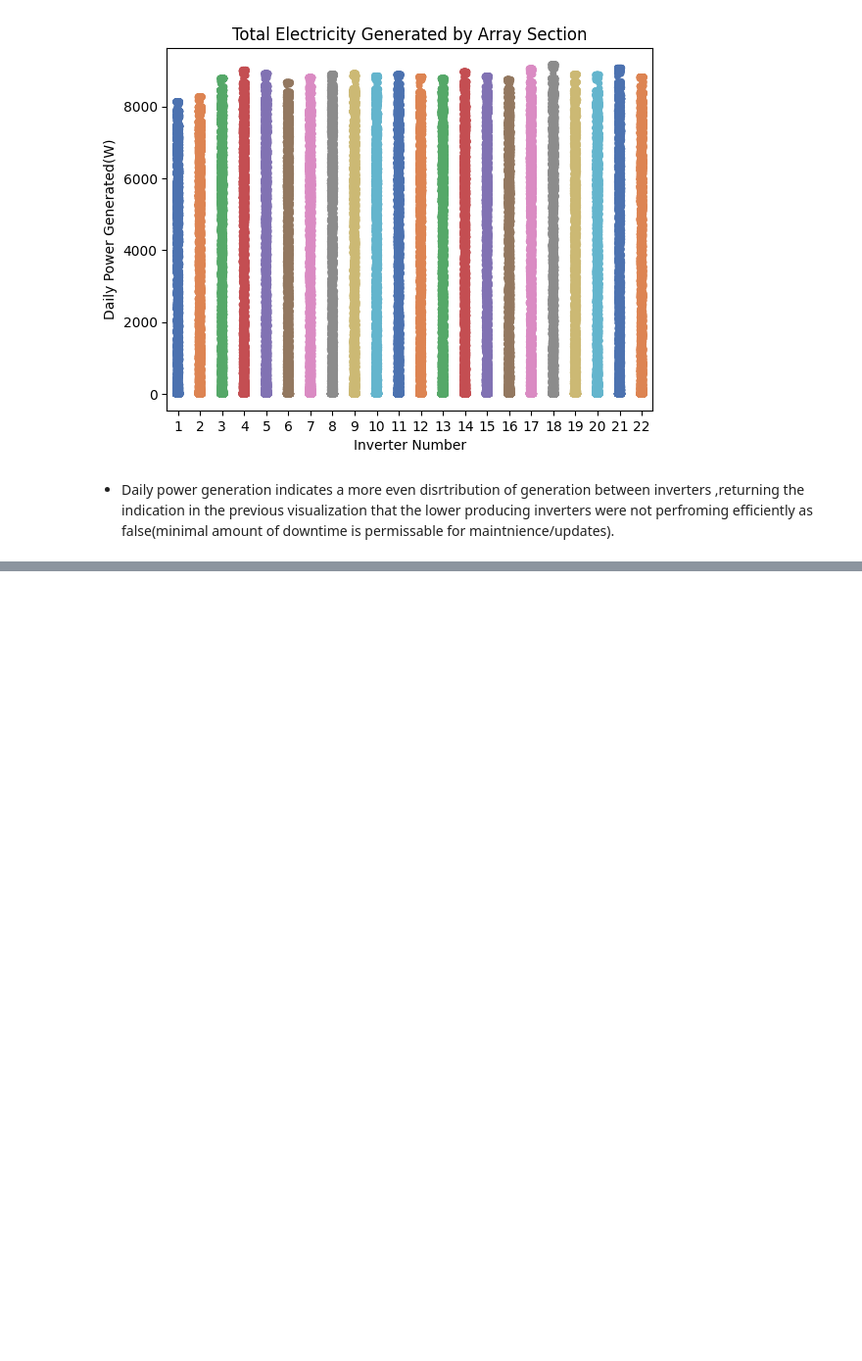
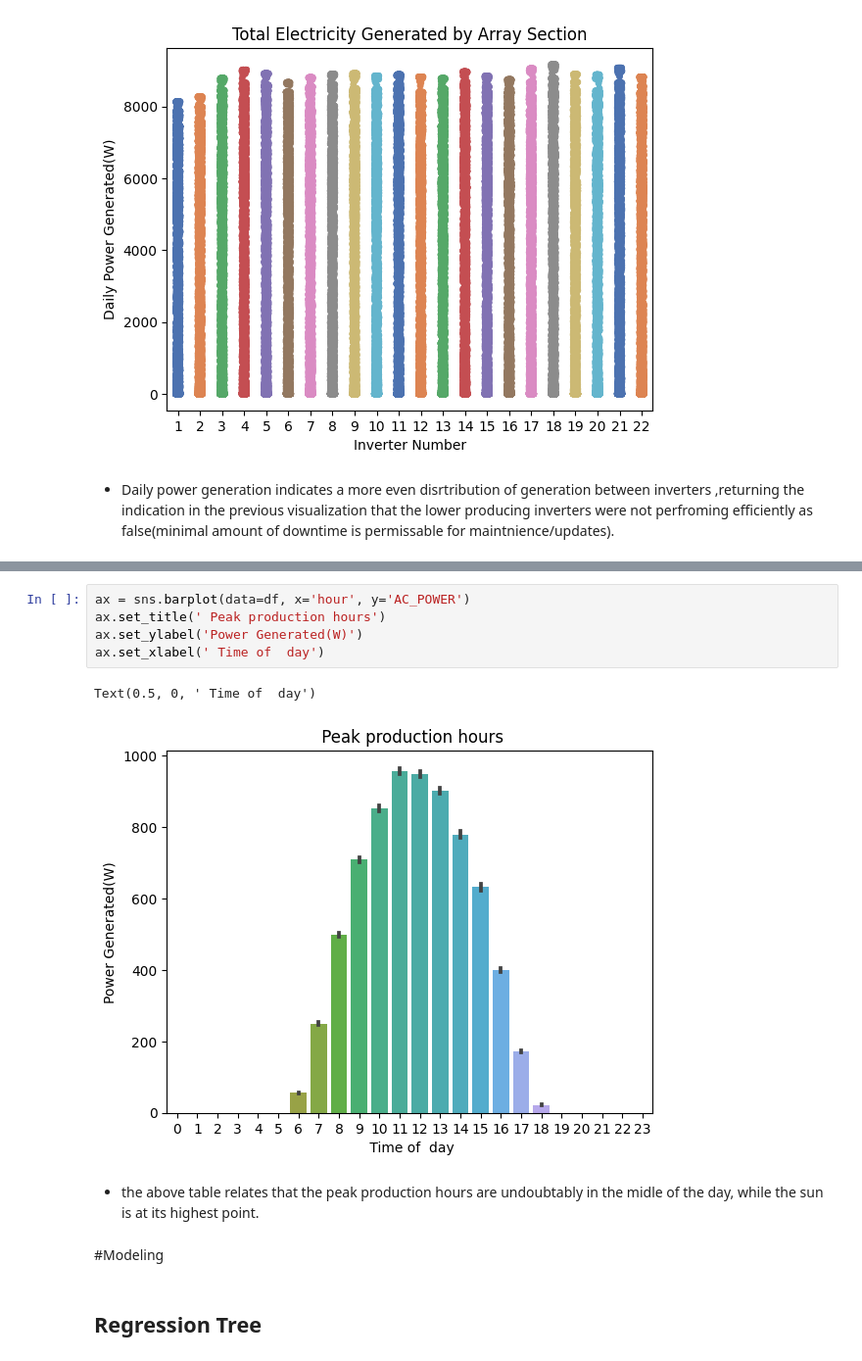
Before and after one commit to clovestad/Solar-Plant-Efficiency, a Jupyter notebook: Plant_Efficiency.ipynb, the cells around one changed output, grey strips where cells are left out. Shown at 98% size. Cells and saved outputs as stored; diff of their text form; blank space fills up the shorter version.

```diff
--- a/Plant_Efficiency.ipynb
+++ b/Plant_Efficiency.ipynb
@@ -247,0 +258,14 @@ Text(0.5, 0, 'Inverter Number')
+# %%
+ax = sns.barplot(data=df, x='hour', y='AC_POWER')
+ax.set_title(' Peak production hours')
+ax.set_ylabel('Power Generated(W)')
+ax.set_xlabel(' Time of  day')
+# %% [output]
+Text(0.5, 0, ' Time of  day')
+[figure, added]
+# %% [markdown]
+- the above table relates that the peak production hours are undoubtably in the midle of the day, while the sun is at its highest point.
+# %% [markdown]
+#Modeling
+# %% [markdown]
+## Regression Tree
```
Also changed, not shown: parts of 30 cells of this notebook.
